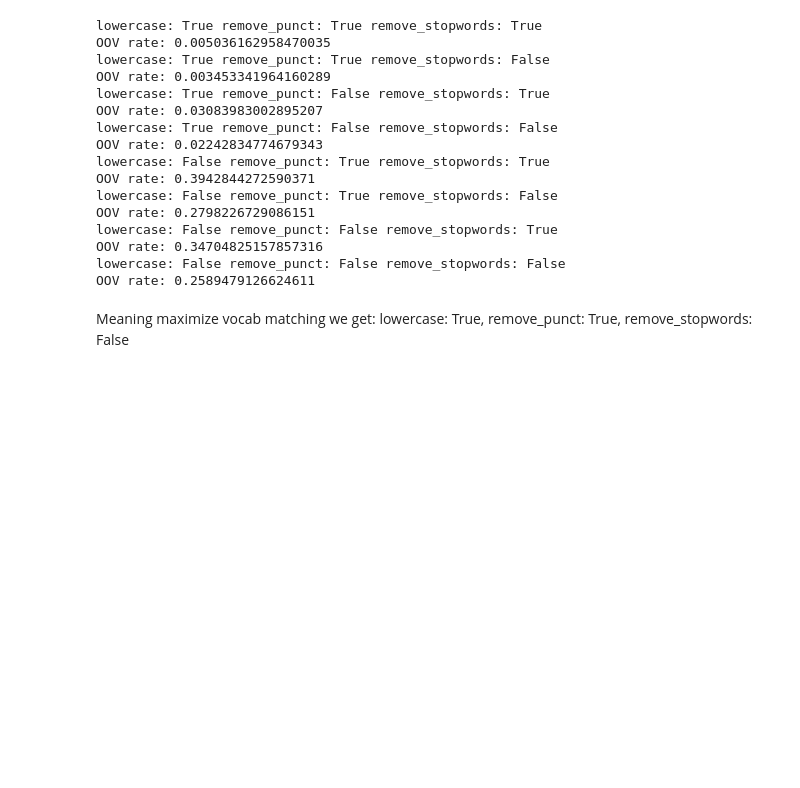
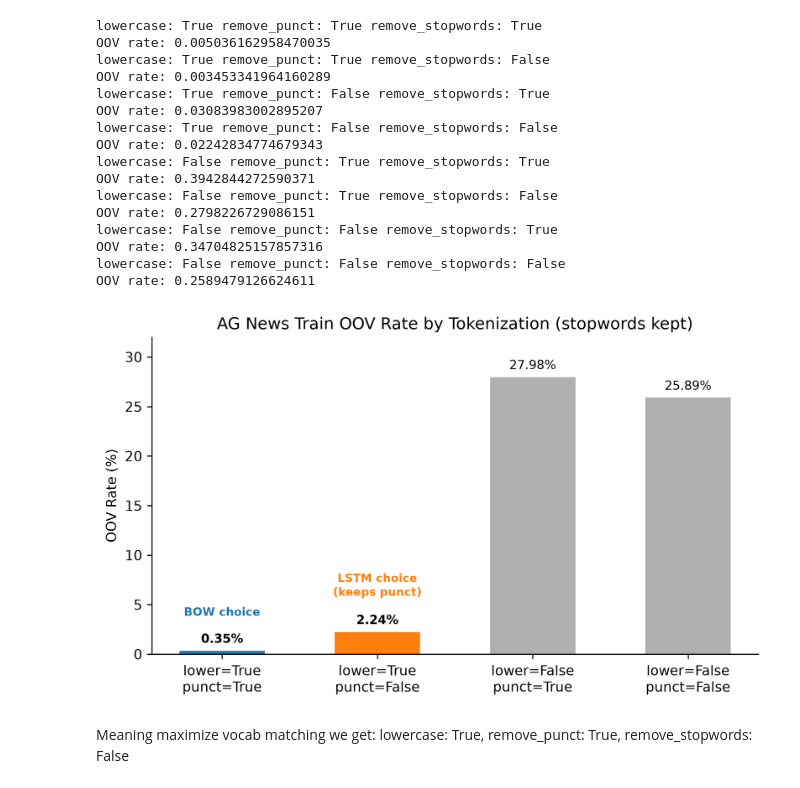
Before and after one commit to HeyeNl/nlp-project1, a Jupyter notebook: part2/project.ipynb, the cells around one changed output. Cells and saved outputs as stored; diff of their text form; code cells hidden in the pictures; blank space fills up the shorter version.

Commit message:
Plots and such

```diff
--- a/part2/project.ipynb
+++ b/part2/project.ipynb
@@ -304,6 +305,65 @@ lowercase: False remove_punct: False remove_stopwords: True
 OOV rate: 0.34704825157857316
 lowercase: False remove_punct: False remove_stopwords: False
 OOV rate: 0.2589479126624611
+# %%
+import matplotlib.pyplot as plt
+
+configs = [
+    "lower=True\npunct=True",
+    "lower=True\npunct=False",
+    "lower=False\npunct=True",
+    "lower=False\npunct=False",
+]
+oov_pct = [0.3453, 2.2428, 27.9823, 25.8948]
+
+fig, ax = plt.subplots(figsize=(7, 4.2), dpi=300)
+
+colors = ["#1f77b4", "#ff7f0e", "#b0b0b0", "#b0b0b0"]
+bars = ax.bar(configs, oov_pct, color=colors, width=0.55)
+
+for bar, val in zip(bars, oov_pct):
+    ax.text(
+        bar.get_x() + bar.get_width() / 2,
+        val + 0.5,
+        f"{val:.2f}%",
+        ha="center",
+        va="bottom",
+        fontsize=9,
+        fontweight="bold" if val < 5 else "normal",
+    )
+
+ax.text(
+    0,
+    3.6,
+    "BOW choice",
+    ha="center",
+    va="bottom",
+    fontsize=8.5,
+    fontweight="bold",
+    color="#1f77b4",
+)
+ax.text(
+    1,
+    5.5,
+    "LSTM choice\n(keeps punct)",
+    ha="center",
+    va="bottom",
+    fontsize=8.5,
+    fontweight="bold",
+    color="#ff7f0e",
+)
+
+ax.set_ylabel("OOV Rate (%)")
+ax.set_title("AG News Train OOV Rate by Tokenization (stopwords kept)")
+ax.set_ylim(0, 32)
+ax.spines["top"].set_visible(False)
+ax.spines["right"].set_visible(False)
+
+plt.tight_layout()
+plt.savefig("oov_tokenization_comparison.png", dpi=300)
+plt.show()
+# %% [output]
+[figure, added]
 # %% [markdown]
 Meaning maximize vocab matching we get:
 lowercase: True, remove_punct: True, remove_stopwords: False
```
Also changed, not shown: parts of 8 cells of this notebook, 1 other file.
